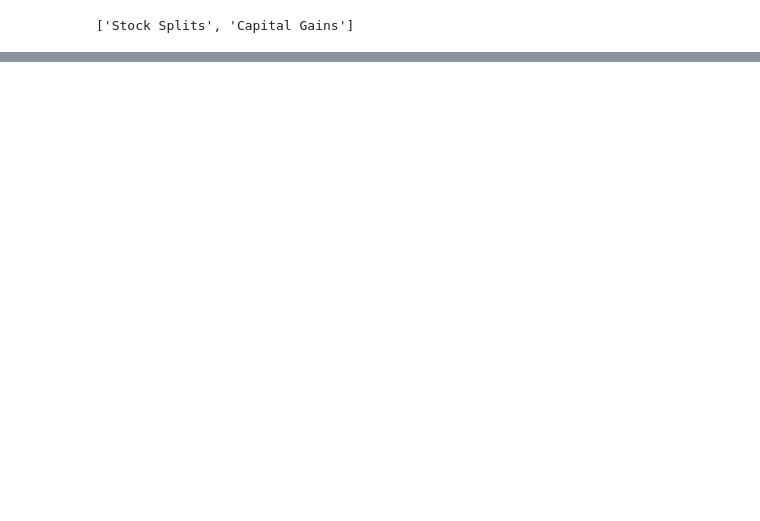
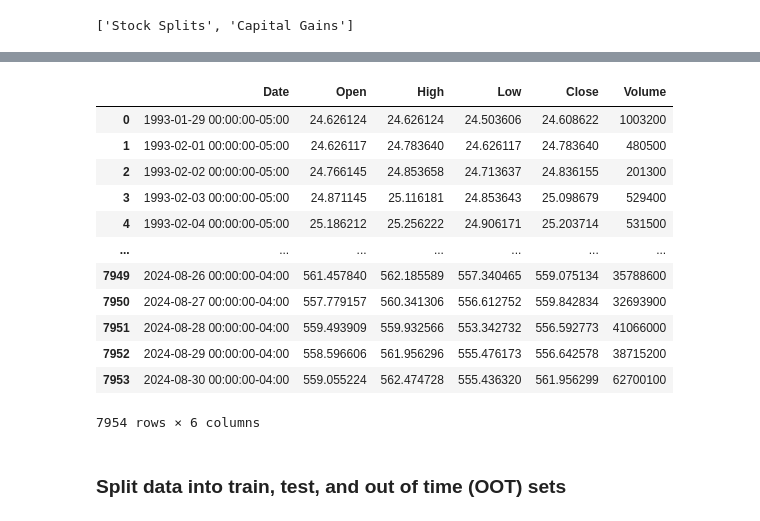
Before and after one commit to RelentlessViper/trend-adviser, a Jupyter notebook: code/datasets/data_preprocessing.ipynb, the cells around one changed output, grey strips where cells are left out. Cells and saved outputs as stored; diff of their text form; code cells hidden in the pictures; blank space fills up the shorter version.

Commit message:
Data preprocessing / model selection stage is finished.

```diff
--- a/code/datasets/data_preprocessing.ipynb
+++ b/code/datasets/data_preprocessing.ipynb
@@ -109,3 +126,22 @@ data
 # %%
 # Save the dataset in ".csv" file
 data.to_csv("s_p_500_data.csv")
+# %%
+data = pd.read_csv('s_p_500_data.csv')
+data
+# %% [output]
+|  | Date | Open | High | Low | Close | Volume |
+| 0 | 1993-01-29 00:00:00-05:00 | 24.626124 | 24.626124 | 24.503606 | 24.608622 | 1003200 |
+| 1 | 1993-02-01 00:00:00-05:00 | 24.626117 | 24.783640 | 24.626117 | 24.783640 | 480500 |
+| 2 | 1993-02-02 00:00:00-05:00 | 24.766145 | 24.853658 | 24.713637 | 24.836155 | 201300 |
+| 3 | 1993-02-03 00:00:00-05:00 | 24.871145 | 25.116181 | 24.853643 | 25.098679 | 529400 |
+| 4 | 1993-02-04 00:00:00-05:00 | 25.186212 | 25.256222 | 24.906171 | 25.203714 | 531500 |
+| ... | ... | ... | ... | ... | ... | ... |
+| 7949 | 2024-08-26 00:00:00-04:00 | 561.457840 | 562.185589 | 557.340465 | 559.075134 | 35788600 |
+| 7950 | 2024-08-27 00:00:00-04:00 | 557.779157 | 560.341306 | 556.612752 | 559.842834 | 32693900 |
+| 7951 | 2024-08-28 00:00:00-04:00 | 559.493909 | 559.932566 | 553.342732 | 556.592773 | 41066000 |
+| 7952 | 2024-08-29 00:00:00-04:00 | 558.596606 | 561.956296 | 555.476173 | 556.642578 | 38715200 |
+| 7953 | 2024-08-30 00:00:00-04:00 | 559.055224 | 562.474728 | 555.436320 | 561.956299 | 62700100 |
+7954 rows × 6 columns
+# %% [markdown]
+### Split data into train, test, and out of time (OOT) sets
```
Also changed, not shown: parts of 41 cells of this notebook.
